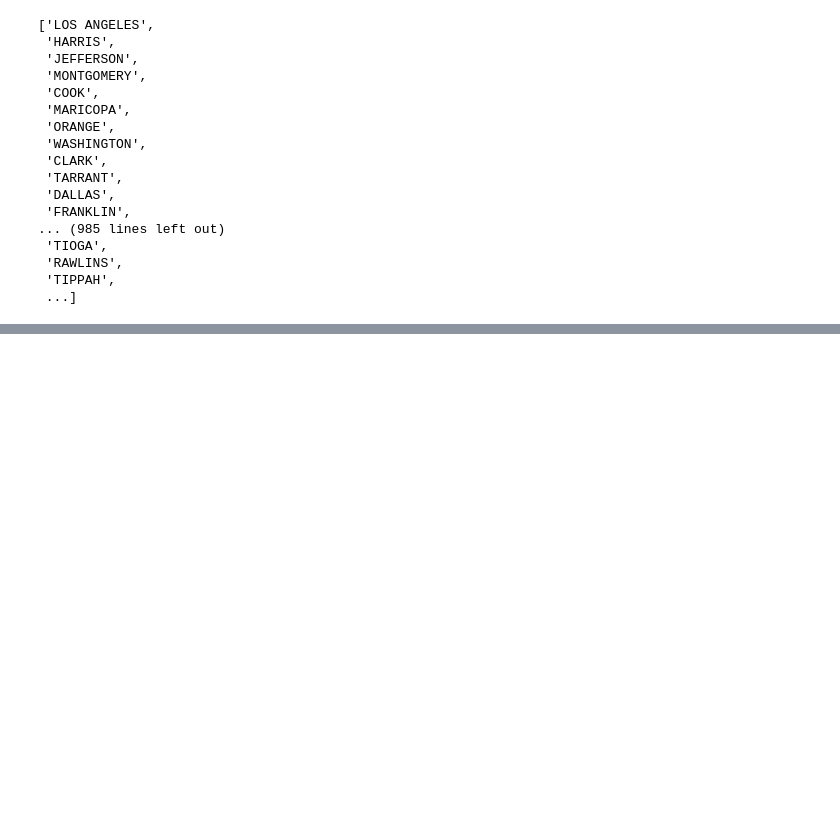
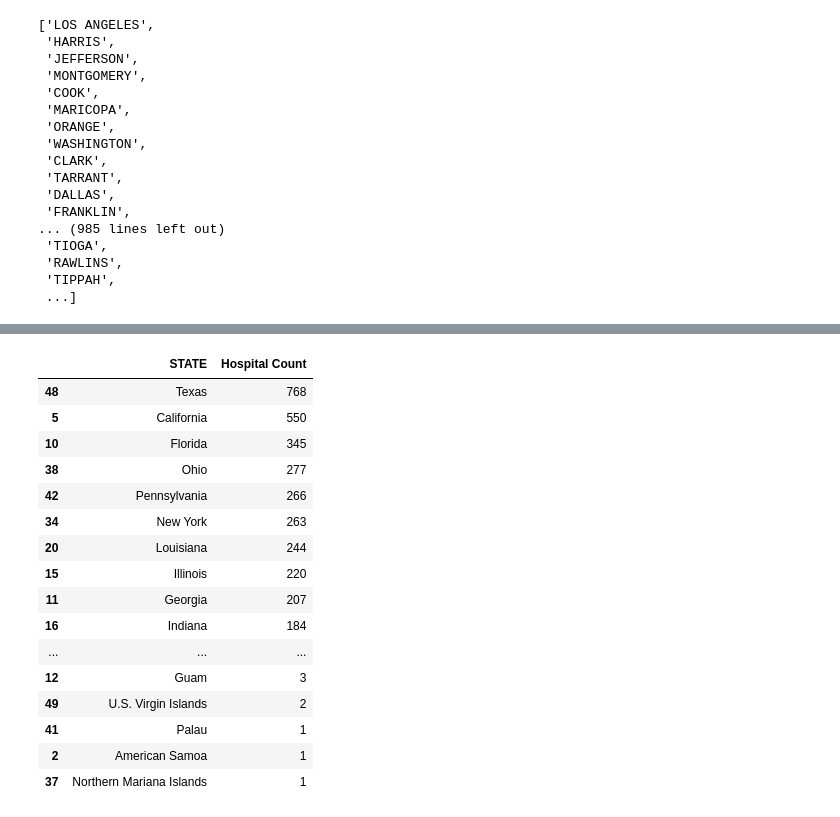
Before and after one commit to jvwastaken/Project-3, a Jupyter notebook: JV/Hospital.ipynb, the cells around one changed output, grey strips where cells are left out. Cells and saved outputs as stored; diff of their text form; code cells hidden in the pictures; blank space fills up the shorter version.

```diff
--- a/JV/Hospital.ipynb
+++ b/JV/Hospital.ipynb
@@ -207,0 +299,3 @@ hospital_count_per_county_df['COUNTY'].tolist()
+# %%
+hospitals_per_state = by_state_df.size()
+hospitals_per_state
@@ -207,0 +320,23 @@ hospital_count_per_county_df['COUNTY'].tolist()
+# %%
+#Converting the hospital count by county into a dataframe
+hospital_count_per_state_df = hospitals_per_state.reset_index(name='Hospital Count')
+hospital_count_per_state_df.sort_values(by='Hospital Count', ascending=False, inplace=True)
+hospital_count_per_state_df
+# %% [output]
+|  | STATE | Hospital Count |
+| 48 | Texas | 768 |
+| 5 | California | 550 |
+| 10 | Florida | 345 |
+| 38 | Ohio | 277 |
+| 42 | Pennsylvania | 266 |
+| 34 | New York | 263 |
+| 20 | Louisiana | 244 |
+| 15 | Illinois | 220 |
+| 11 | Georgia | 207 |
+| 16 | Indiana | 184 |
+| ... | ... | ... |
+| 12 | Guam | 3 |
+| 49 | U.S. Virgin Islands | 2 |
+| 41 | Palau | 1 |
+| 2 | American Samoa | 1 |
+| 37 | Northern Mariana Islands | 1 |
```
Also changed, not shown: parts of 8 cells of this notebook, 1 other file.
